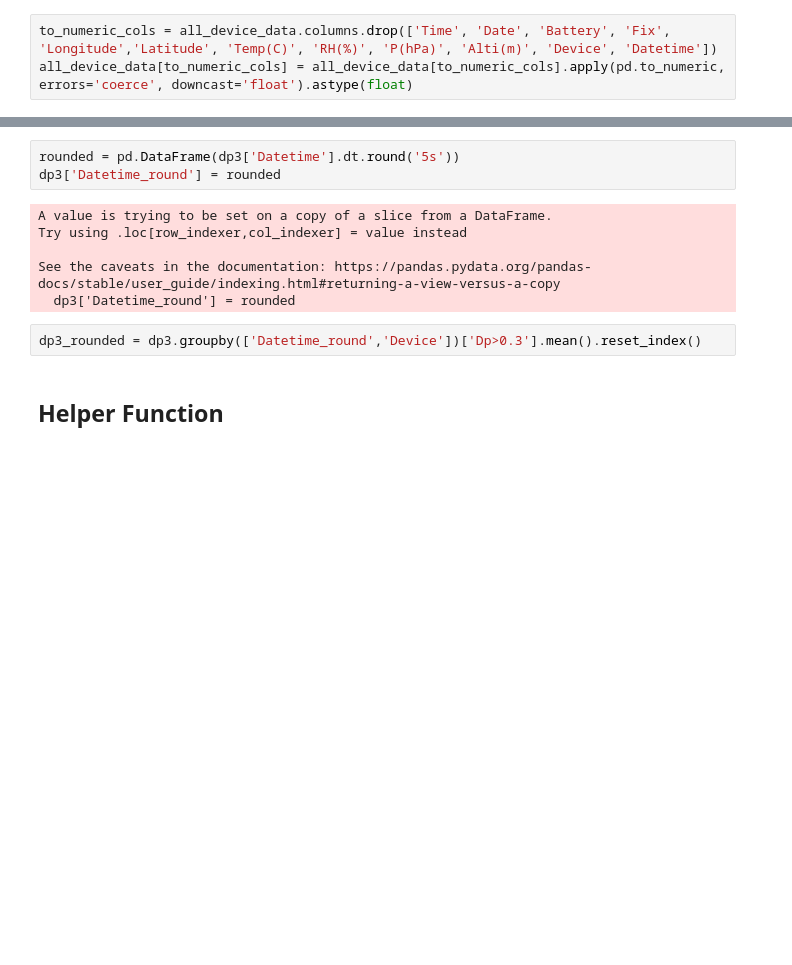
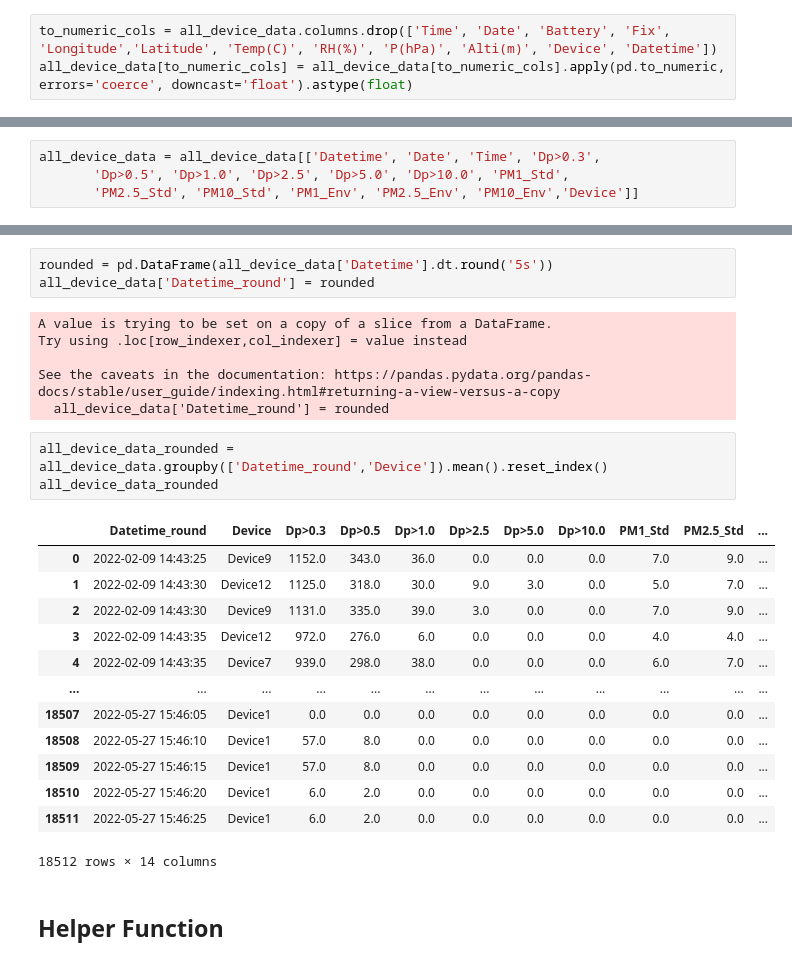
Before and after one commit to wzhang88/SEAL, a Jupyter notebook: DataProcessing.ipynb, the cells around one changed output, grey strips where cells are left out. Cells and saved outputs as stored; diff of their text form; blank space fills up the shorter version.

```diff
--- a/DataProcessing.ipynb
+++ b/DataProcessing.ipynb
@@ -40,0 +58,4 @@ dp3 = all_device_data[['Datetime', 'Date', 'Time', 'Dp>0.3','Device']]
+# %%
+all_device_data = all_device_data[['Datetime', 'Date', 'Time', 'Dp>0.3',
+       'Dp>0.5', 'Dp>1.0', 'Dp>2.5', 'Dp>5.0', 'Dp>10.0', 'PM1_Std',
+       'PM2.5_Std', 'PM10_Std', 'PM1_Env', 'PM2.5_Env', 'PM10_Env','Device']]
@@ -41,14 +83,29 @@ dp3 = all_device_data[['Datetime', 'Date', 'Time', 'Dp>0.3','Device']]
 # %%
-rounded = pd.DataFrame(dp3['Datetime'].dt.round('5s'))
-dp3['Datetime_round'] = rounded
+rounded = pd.DataFrame(all_device_data['Datetime'].dt.round('5s'))
+all_device_data['Datetime_round'] = rounded
 # %% [output]
 A value is trying to be set on a copy of a slice from a DataFrame.
 Try using .loc[row_indexer,col_indexer] = value instead
 
 See the caveats in the documentation: https://pandas.pydata.org/pandas-docs/stable/user_guide/indexing.html#returning-a-view-versus-a-copy
-  dp3['Datetime_round'] = rounded
+  all_device_data['Datetime_round'] = rounded
 # %%
-dp3_rounded = dp3.groupby(['Datetime_round','Device'])['Dp>0.3'].mean().reset_index()
+all_device_data_rounded = all_device_data.groupby(['Datetime_round','Device']).mean().reset_index()
+all_device_data_rounded
+# %% [output]
+|  | Datetime_round | Device | Dp>0.3 | Dp>0.5 | Dp>1.0 | Dp>2.5 | Dp>5.0 | Dp>10.0 | PM1_Std | PM2.5_Std | ... |
+| 0 | 2022-02-09 14:43:25 | Device9 | 1152.0 | 343.0 | 36.0 | 0.0 | 0.0 | 0.0 | 7.0 | 9.0 | ... |
+| 1 | 2022-02-09 14:43:30 | Device12 | 1125.0 | 318.0 | 30.0 | 9.0 | 3.0 | 0.0 | 5.0 | 7.0 | ... |
+| 2 | 2022-02-09 14:43:30 | Device9 | 1131.0 | 335.0 | 39.0 | 3.0 | 0.0 | 0.0 | 7.0 | 9.0 | ... |
+| 3 | 2022-02-09 14:43:35 | Device12 | 972.0 | 276.0 | 6.0 | 0.0 | 0.0 | 0.0 | 4.0 | 4.0 | ... |
+| 4 | 2022-02-09 14:43:35 | Device7 | 939.0 | 298.0 | 38.0 | 0.0 | 0.0 | 0.0 | 6.0 | 7.0 | ... |
+| ... | ... | ... | ... | ... | ... | ... | ... | ... | ... | ... | ... |
+| 18507 | 2022-05-27 15:46:05 | Device1 | 0.0 | 0.0 | 0.0 | 0.0 | 0.0 | 0.0 | 0.0 | 0.0 | ... |
+| 18508 | 2022-05-27 15:46:10 | Device1 | 57.0 | 8.0 | 0.0 | 0.0 | 0.0 | 0.0 | 0.0 | 0.0 | ... |
+| 18509 | 2022-05-27 15:46:15 | Device1 | 57.0 | 8.0 | 0.0 | 0.0 | 0.0 | 0.0 | 0.0 | 0.0 | ... |
+| 18510 | 2022-05-27 15:46:20 | Device1 | 6.0 | 2.0 | 0.0 | 0.0 | 0.0 | 0.0 | 0.0 | 0.0 | ... |
+| 18511 | 2022-05-27 15:46:25 | Device1 | 6.0 | 2.0 | 0.0 | 0.0 | 0.0 | 0.0 | 0.0 | 0.0 | ... |
+18512 rows × 14 columns
 # %% [markdown]
 ## Helper Function
 # %%
```
Also changed, not shown: parts of 12 cells of this notebook, 1 other file.
